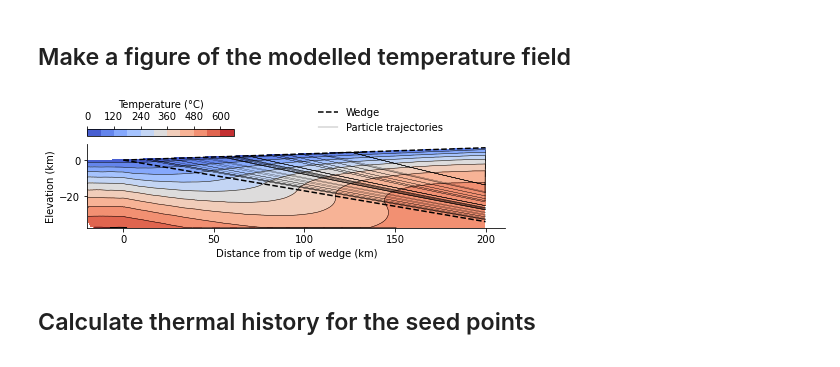
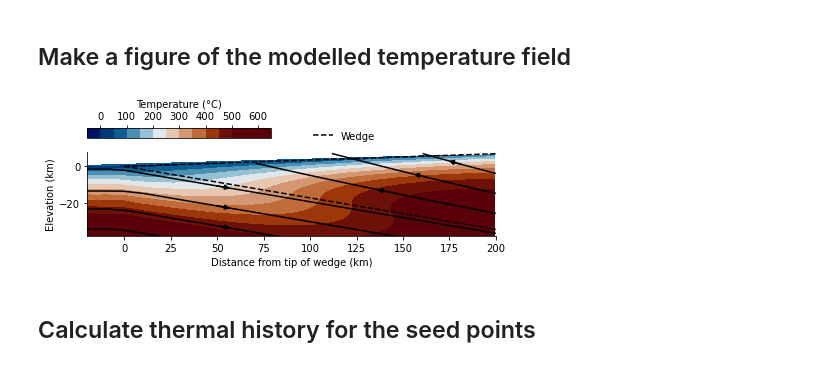
Before and after one commit to ElcoLuijendijk/wedgex, a Jupyter notebook: wedgex.ipynb, the cells around one changed output. Saved outputs shown, nothing was run; the diff lists cells and outputs as text; code cells hidden in the pictures.

Commit message:
updated thermal model figure

```diff
--- a/wedgex.ipynb
+++ b/wedgex.ipynb
@@ -40,7 +40,9 @@ pl.rcParams['mathtext.default'] = 'regular'
 try:
     from cmcrameri import cm
     cmap = cm.batlow
+    cmap_heat = cm.vik
 except:
+    print("failed to import fabio crameris colormaps, using matplotlib viridis and coolwarm colormaps instead")
     cmap = 'viridis'
     cmap_heat = 'coolwarm'
 # %% [markdown]
@@ -86,11 +88,14 @@ conv, conv_part, deform_part = 0.020 * u.m / u.year, 0.5, 0.5
 # note these are overwritten if convergence parameters are used above
 vc = -5e-3 * u.m / u.year
 vd = -5e-3 * u.m / u.year
+
+#
 vxa = 1e-9 * u.m / u.year
 vya = 1e-9 * u.m / u.year
 
 # convergence velocity of the downgoing plate
 # note this is the horizontal component, the downgoing component is calculated usign the wedge slope
+# note2, this variable is also overwritten if convergence parameters are used
 v_downgoing = 1.0e-3 * u.m / u.year
 
 # lenght of wedge (m)
@@ -154,13 +159,13 @@ lapse_rate = 7.0 / 1e3 * u.deg_C / u.m
 # model domain length of downgoing plate
 Lxmin = 100e3 * u.m
 
-# cellsizes
+# cellsizes for the numerical mesh that is used for the numerical heat flow model
 cellsize_wedge_top = 500.0 * u.m
 cellsize_wedge_bottom = 2000.0 * u.m
 cellsize_footwall = 5000.0 * u.m
 
 # vertical size model domain
-Ly = 150e3 * u.m
+Ly = 110e3 * u.m
 
 # temperature boundary conditions
 lab_temp = 1300 * u.deg_C
@@ -379,5 +384,5 @@ if thermal_history_model == 'numerical':
 
     Tx, Ty, T = Tx_ * u.m, Ty_ * u.m, T_ * u.deg_C
 
-    qx, qx = mesh.faceCenters.globalValue
+    qx, qy = mesh.faceCenters.globalValue
     qxa, qya = q.globalValue
@@ -384,11 +413,11 @@ if thermal_history_model == 'numerical':
 # %% [markdown]
 ## Make a figure of the modelled temperature field
 # %%
-add_arrows = False
+add_arrows = True
 
 if thermal_history_model == 'numerical':
 
-    fig, ax = pl.subplots(1, 1, figsize=(fig_width, fig_width / 2.5))
+    fig, ax = pl.subplots(1, 1, figsize=(fig_width, fig_width / 1.5))
 
     # wedge only
     xlim = [-L/10/1e3, L / 1e3]
@@ -400,51 +429,65 @@ if thermal_history_model == 'numerical':
 
     ind = (Tx/1e3 >= xlim[0]) & (Tx/1e3 <= xlim[1]) & (Ty/1e3 >= ylim[0]) & (Ty/1e3 <= ylim[1])
 
-    ax.tricontour(Tx.value[ind] / 1e3, Ty.value[ind] / 1e3, T.value[ind], levels=10, linewidths=0.5, colors='k')#, vmin=vlims[1][0], vmax=vlims[1][1])
-    sci = ax.tricontourf(Tx.value[ind] / 1e3, Ty.value[ind] / 1e3, T.value[ind], levels=10, cmap=cmap_heat)#, vmin=vlims[1][0], vmax=vlims[1][1])
+    #ax.tricontour(Tx.value[ind] / 1e3, Ty.value[ind] / 1e3, T.value[ind], levels=10, linewidths=0.5, colors='k')#, vmin=vlims[1][0], vmax=vlims[1][1])
+    #sci = ax.tricontourf(Tx.value[ind] / 1e3, Ty.value[ind] / 1e3, T.value[ind], levels=10, cmap=cmap_heat)#, vmin=vlims[1][0], vmax=vlims[1][1])
     #sci = ax.scatter(Tx.value[ind] / 1e3, Ty.value[ind] / 1e3, c=T.value[ind], s=1, cmap=cmap_heat)#, vmin=vlims[1][0], vmax=vlims[1][1])
 
-    cb = fig.colorbar(sci, ax=ax, shrink=0.35, location='top', anchor=[0.0, 1.0])
+    #ind = (xTm/1e3 >= xlim[0].value) & (xTm/1e3 <= xlim[1].value) & (yTm/1e3 >= ylim[0].value) & (yTm/1e3 <= ylim[1].value)
+
+    sci = ax.contourf(xTm / 1e3, yTm / 1e3, Tm, cmap=cmap_heat, vmin=-25, vmax=500, levels=np.arange(-50, 700, 50))
+    #sci = ax.pcolormesh(xTm / 1e3, yTm / 1e3, Tm, cmap=cmap_heat)
+
+    cb = fig.colorbar(sci, ax=ax, shrink=0.45, location='top', anchor=[0.0, 1.0])
     cb.set_label(f'Temperature ({degree_symbol}C)')
 
-    for i, xsi, ysi in zip(itertools.count(), x_samples, y_samples):
-        ll, = ax.plot(xsi / 1000.0, ysi / 1000.0, color='black', lw=0.25, alpha=1.0)
+    #for i, xsi, ysi in zip(itertools.count(), x_samples, y_samples):
+    #    ll, = ax.plot(xsi / 1000.0, ysi / 1000.0, color='black', lw=0.25, alpha=1.0)
         #scs.append(sci)
 
     #axs[1].set_xlim(-L/5/1e3, L / 1e3)
     #axs[1].set_ylim(beta*L * 1.1 / 1000.0, alpha*L*1.1 / 1000.0)
     #ax.set_xlim(0, 200000)
     #ax.set_ylim(-30000, 7000)
 
+
+
+
     if add_arrows is True:
         qint = 50
         qscale = 5e-9
         qheadlength = 4
         qheadwidth = 5
+
         indq = (qx/1e3 >= xlim[0].value) & (qx/1e3 <= xlim[1].value) & (qy/1e3 >= ylim[0].value) & (qy/1e3 <= ylim[1].value)
-        ax.quiver(qx[indq][::qint] / 1e3, qy[indq][::qint] / 1e3, qxa[indq][::qint], qya[indq][::qint],
-                  angles='xy', scale=qscale, headwidth=qheadwidth, headlength=qheadlength)
+        #ax.quiver(qx[indq][::qint] / 1e3, qy[indq][::qint] / 1e3, qxa[indq][::qint], qya[indq][::qint],
+        #          angles='xy', scale=qscale, headwidth=qheadwidth, headlength=qheadlength)
+
+    ax.streamplot(xgm / 1e3, ygm / 1e3, qxm, qym, color='black', density=0.5)
 
     lw, = ax.plot([0, L_ / 1e3], [0, alpha * L_ / 1e3], color='black', ls='--')
     ax.plot([0, L_ / 1e3], [0, beta * L_ / 1e3], color='black', ls='--')
 
 
     ax.spines['top'].set_visible(False)
     ax.spines['right'].set_visible(False)
 
     ax.set_xlabel('Distance from tip of wedge (km)')
     ax.set_ylabel('Elevation (km)')
 
-    ax.legend([lw, ll], ['Wedge', 'Particle trajectories'],
+    ax.legend([lw], ['Wedge', 'Particle trajectories'],
               bbox_to_anchor=(0.53, 1.03), loc='lower left', frameon=False)
 
     ax.set_aspect('equal')
 
+    ax.set_xlim(xlim[0].value, xlim[1].value)
+    ax.set_ylim(ylim[0].value, ylim[1].value)
+
     fig.tight_layout()
 
     fig.savefig('fig/modelled_temperature_field.pdf')
 # %% [output]
-[figure, old version]
+[figure, new version]
 # %% [markdown]
 ## Calculate thermal history for the seed points
 # %%
```
Also changed, not shown: parts of 6 cells of this notebook, 7 other files.
